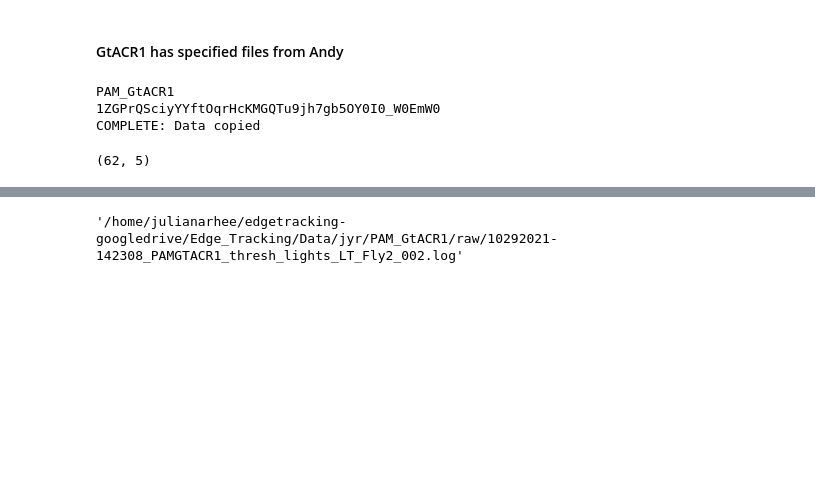
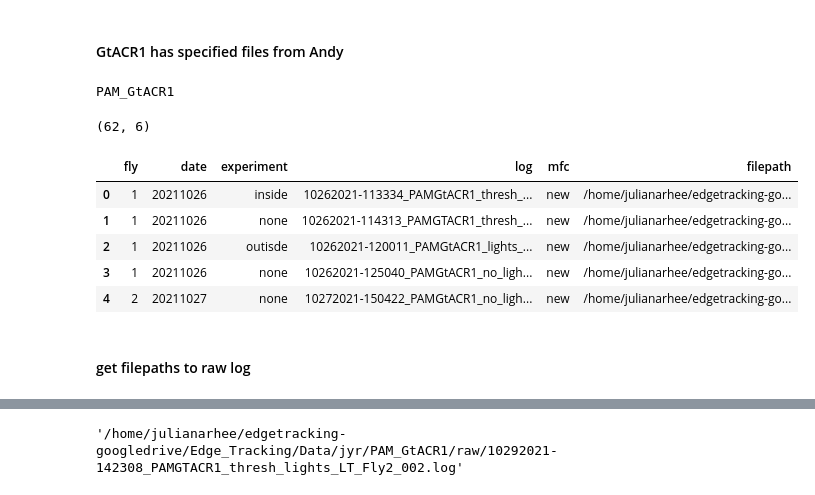
Before and after one commit to julianarhee/plume-tracking, a Jupyter notebook: Nbs/PAM_GtACR1.ipynb, the cells around one changed output, grey strips where cells are left out. Saved outputs shown, nothing was run; the diff lists cells and outputs as text; code cells hidden in the pictures; blank space fills up the shorter version.

```diff
--- a/Nbs/PAM_GtACR1.ipynb
+++ b/Nbs/PAM_GtACR1.ipynb
@@ -80,11 +82,25 @@ importlib.reload(gdrive)
 #### GtACR1 has specified files from Andy
 # %%
 print(experiment)
-logdf = gdrive.get_info_from_gsheet(experiment)
+loginfo_fpath = os.path.join(savedir, 'info.pkl')
+
+if os.path.exists(loginfo_fpath):
+    logdf = gdrive.load_gdrive_df(loginfo_fpath)
+else:
+    logdf = gdrive.get_info_from_gsheet(experiment)
 logdf.shape
 # %% [output]
 PAM_GtACR1
-1ZGPrQSciyYYftOqrHcKMGQTu9jh7gb5OY0I0_W0EmW0
-COMPLETE: Data copied
-(62, 5)
+(62, 6)
+# %%
+logdf.head()
+# %% [output]
+|  | fly | date | experiment | log | mfc | filepath |
+| 0 | 1 | 20211026 | inside | 10262021-113334_PAMGtACR1_thresh_... | new | /home/julianarhee/edgetracking-go... |
+| 1 | 1 | 20211026 | none | 10262021-114313_PAMGTACR1_thresh_... | new | /home/julianarhee/edgetracking-go... |
+| 2 | 1 | 20211026 | outisde | 10262021-120011_PAMGtACR1_lights_... | new | /home/julianarhee/edgetracking-go... |
+| 3 | 1 | 20211026 | none | 10262021-125040_PAMGtACR1_no_ligh... | new | /home/julianarhee/edgetracking-go... |
+| 4 | 2 | 20211027 | none | 10272021-150422_PAMGtACR1_no_ligh... | new | /home/julianarhee/edgetracking-go... |
+# %% [markdown]
+#### get filepaths to raw log
 # %%
```
Also changed, not shown: parts of 23 cells of this notebook.
